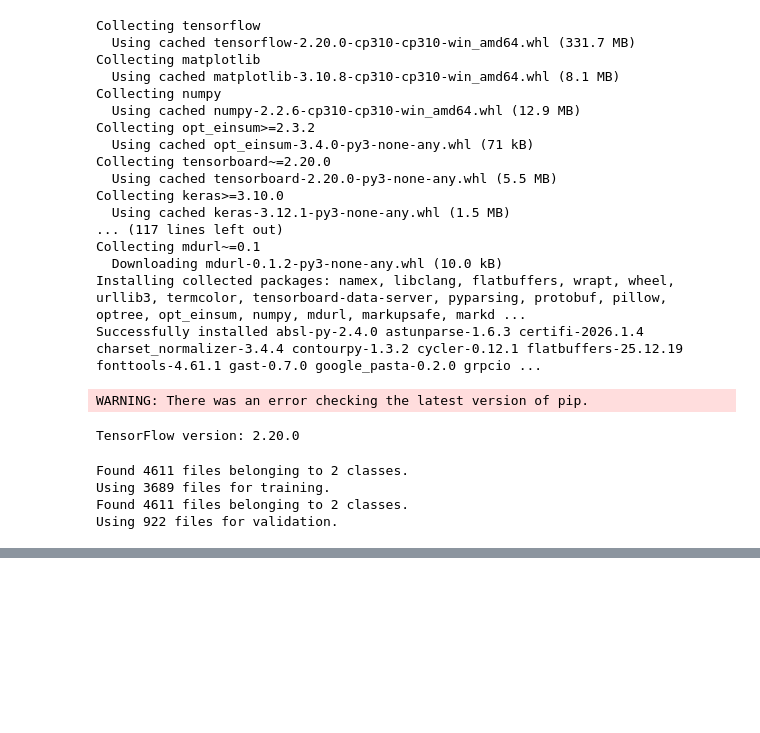
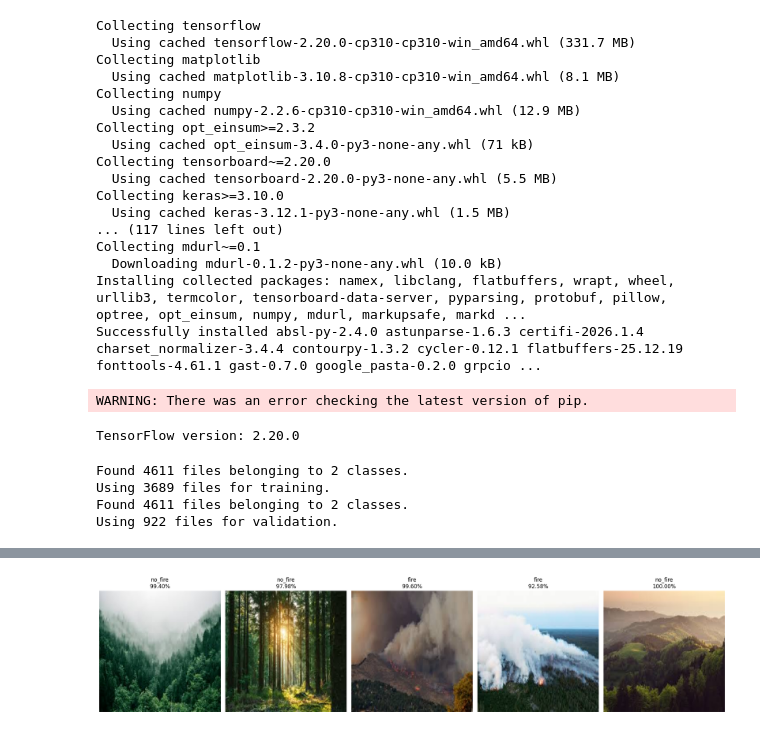
Before and after one commit to WeliaI/Forest-Fire, a Jupyter notebook: Untitled.ipynb, the cells around one changed output, grey strips where cells are left out. Saved outputs shown, nothing was run; the diff lists cells and outputs as text; code cells hidden in the pictures; blank space fills up the shorter version.

```diff
--- a/Untitled.ipynb
+++ b/Untitled.ipynb
@@ -338,3 +351,59 @@ plt.show()
 Класс: no_fire
 Уверенность: 100.00%
 [figure]
+# %%
+import random
+
+
+# 1. Загрузка модели (учитываем возможные custom_objects)
+model_path = 'forest_fire.keras'
+
+model = tf.keras.models.load_model(model_path)
+
+
+# 2. Настройка путей и параметров
+test_dir = 'tests' # Путь к вашей папке с тестами
+IMG_SIZE = (180, 180)
+# Список классов (убедитесь, что порядок совпадает с вашим обучением)
+class_names = ['fire', 'no_fire']
+
+# 3. Поиск всех изображений в папке
+all_images = [os.path.join(test_dir, f) for f in os.listdir(test_dir)
+              if f.lower().endswith(('.png', '.jpg', '.jpeg'))]
+
+if len(all_images) < 5:
+    sample_images = all_images
+else:
+    sample_images = random.sample(all_images, 5)
+
+# 4. Визуализация и предсказание
+plt.figure(figsize=(20, 10))
+
+for i, img_path in enumerate(sample_images):
+    # Загрузка и подготовка
+    img = tf.keras.utils.load_img(img_path, target_size=IMG_SIZE)
+    img_array = tf.keras.utils.img_to_array(img)
+    img_tensor = tf.expand_dims(img_array, 0)
+
+    # Предсказание
+    predictions = model.predict(img_tensor, verbose=0)
+    score = tf.nn.sigmoid(predictions[0][0]).numpy()
+
+    # Интерпретация (0 - Пожар, 1 - Нет пожара)
+    if score < 0.5:
+        result_label = class_names[0]
+        confidence = (1 - score) * 100
+    else:
+        result_label = class_names[1]
+        confidence = score * 100
+
+    # Отрисовка
+    plt.subplot(1, 5, i + 1)
+    plt.imshow(img)
+    plt.title(f"{result_label}\n{confidence:.2f}%")
+    plt.axis("off")
+
+plt.tight_layout()
+plt.show()
+# %% [output]
+[figure, added]
```
Also changed, not shown: parts of 9 cells of this notebook, 11 other files.
